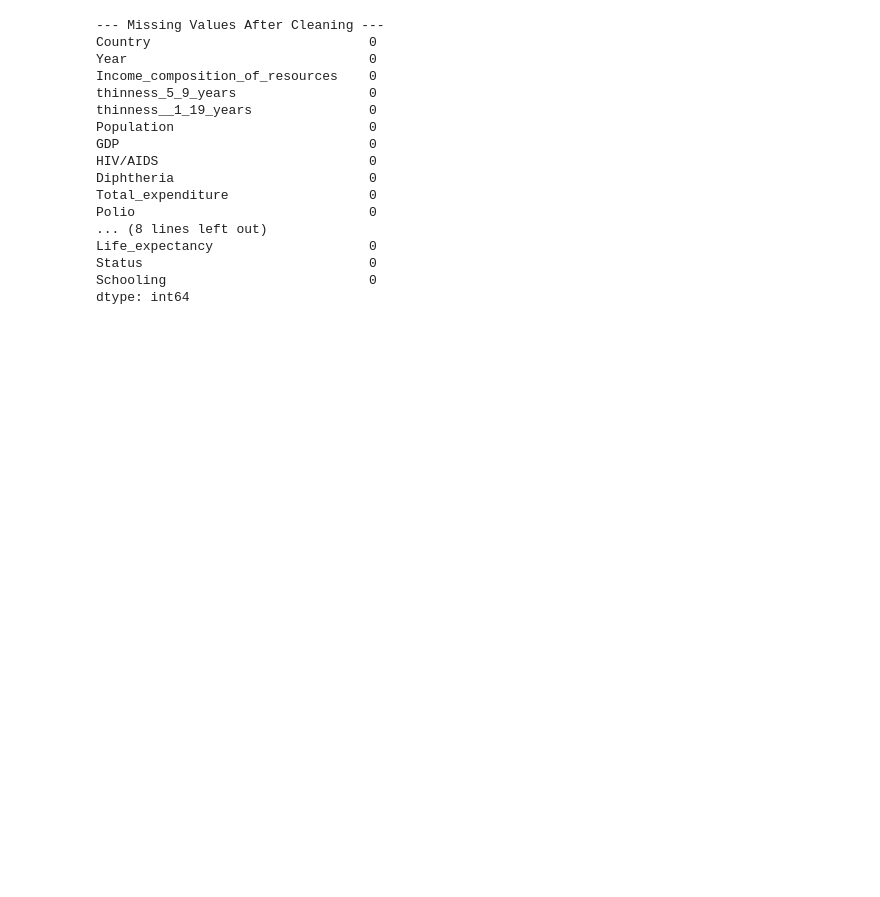
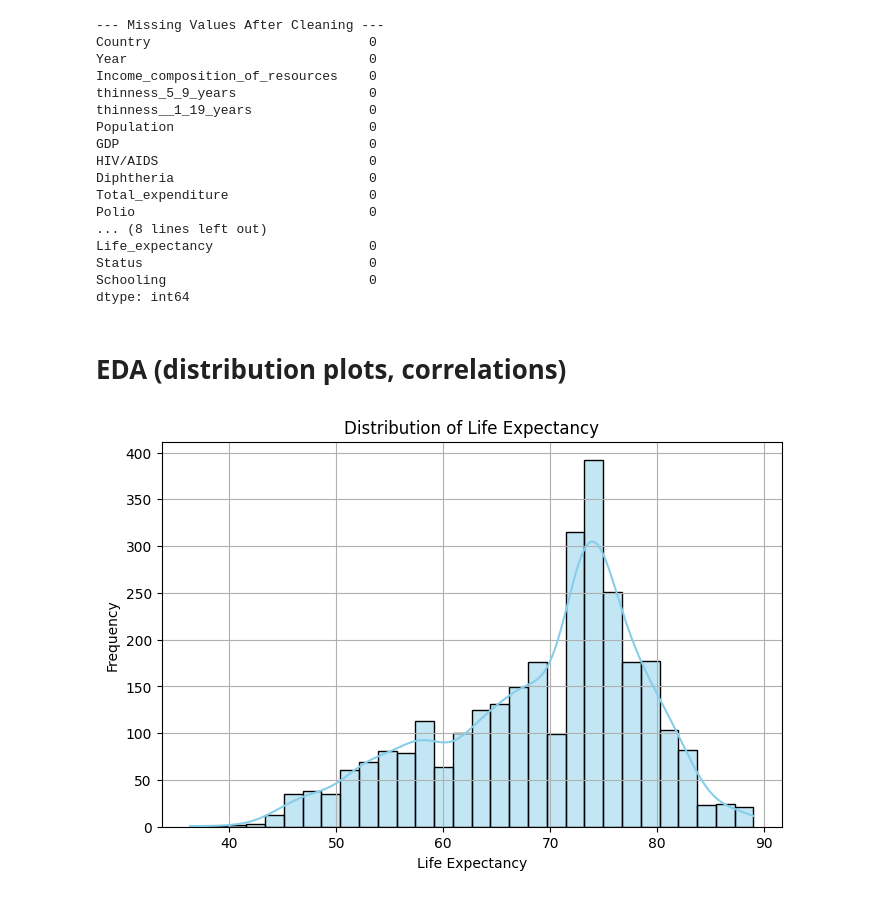
Before and after one commit to alabhastam/life-expectancy, a Jupyter notebook: life-expectancy.ipynb, the cells around one changed output. Cells and saved outputs as stored; diff of their text form; code cells hidden in the pictures; blank space fills up the shorter version.

Commit message:
Kaggle Notebook | Life_expectancy | EDA-1

```diff
--- a/life-expectancy.ipynb
+++ b/life-expectancy.ipynb
@@ -123,3 +123,18 @@ Life_expectancy                    0
 Status                             0
 Schooling                          0
 dtype: int64
+# %% [markdown]
+# EDA (distribution plots, correlations)
+# %%
+import matplotlib.pyplot as plt
+import seaborn as sns
+
+plt.figure(figsize=(8, 5))
+sns.histplot(df['Life_expectancy'], bins=30, kde=True, color='skyblue')
+plt.title('Distribution of Life Expectancy')
+plt.xlabel('Life Expectancy')
+plt.ylabel('Frequency')
+plt.grid(True)
+plt.show()
+# %% [output]
+[figure, added]
```
Also changed, not shown: parts of 5 cells of this notebook.
